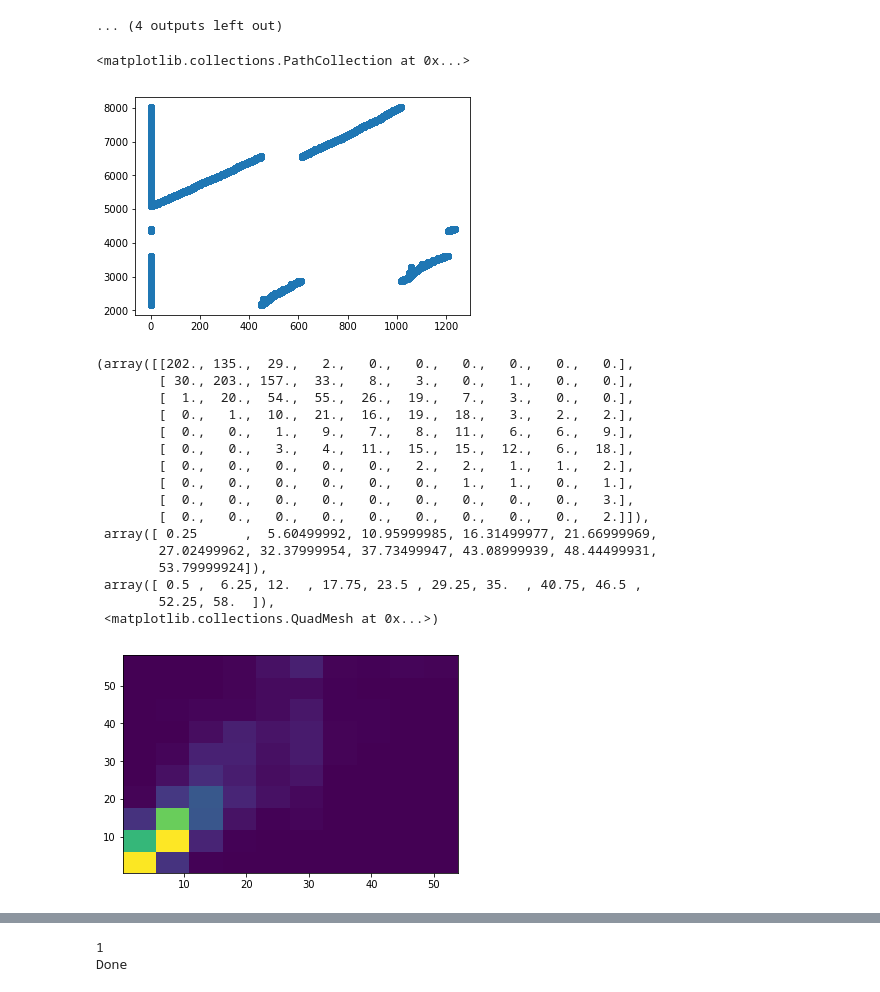
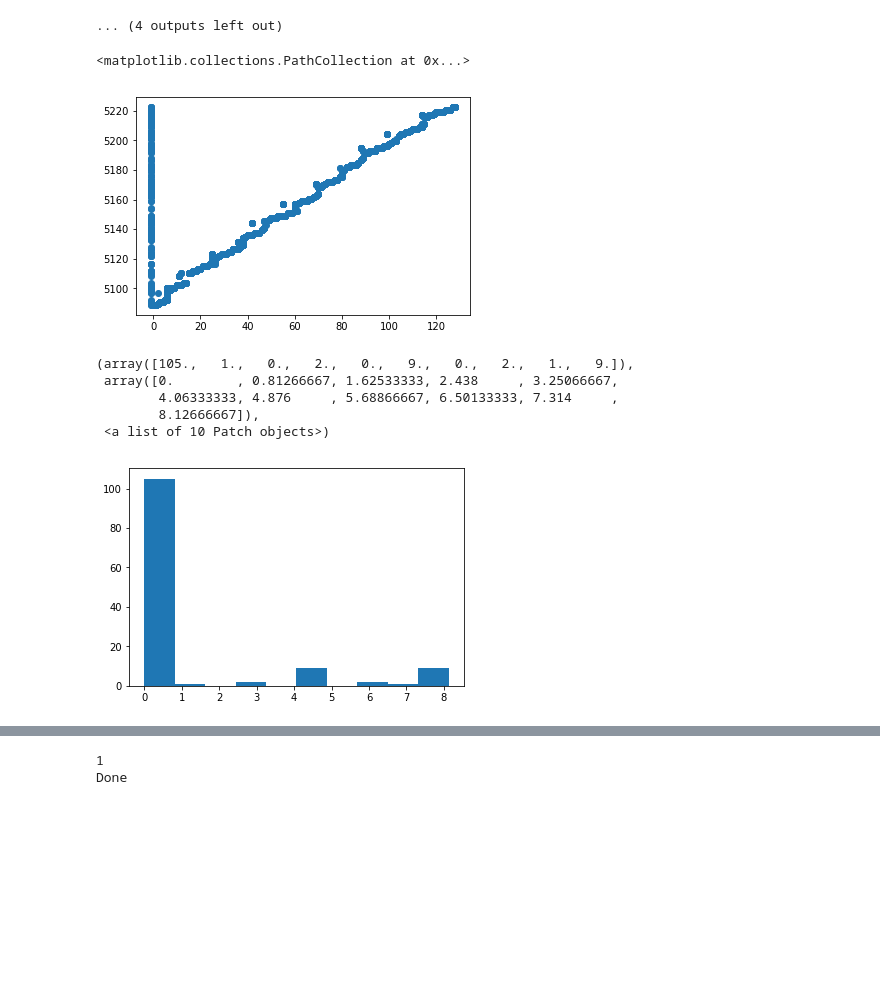
Before and after one commit to pshivraj/Precip_eScience, a Jupyter notebook: TRMM precipitation clustering.ipynb, the cells around one changed output, grey strips where cells are left out. Drawn from its saved outputs; the diff is of its cells as text; code cells hidden in the pictures; blank space fills up the shorter version.

```diff
--- a/TRMM precipitation clustering.ipynb
+++ b/TRMM precipitation clustering.ipynb
@@ -118,7 +144,7 @@ def dbscan_eval_db(eps,min_samples,data):
 # %%
 #function that fits dbscan for given parameters and returns the silhouette score evaluation metric
 def dbscan_eval_sil(eps,min_samples,data):
-    model = DBSCAN(eps=eps, min_samples=min_samples)
+    model = DBSCAN(eps=eps, min_samples=min_samples,metric='precomputed')
     model.fit(data)
     labels = model.labels_
     if len(set(labels))<2:
@@ -144,17 +170,17 @@ def optimize_dbscan(data,metric='silhouette'):
     if metric == 'davies':
         optimizer = BayesianOptimization(
             f=dbscan_evaluation_db,
-            pbounds={"EPS": (7, 13), "min_samp": (5, 30)}, #bounds on my parameters - these are very rough guesses right now
+            pbounds={"EPS": (100, 600), "min_samp": (5, 30)}, #bounds on my parameters - these are very rough guesses right now
             random_state=1234,
-            verbose=0
+            verbose=2
         )
 
     else:
         optimizer = BayesianOptimization(
             f=dbscan_evaluation_sil,
-            pbounds={"EPS": (7, 13), "min_samp": (5, 30)}, #bounds on my parameters - these are very rough guesses right now
+            pbounds={"EPS": (100, 600), "min_samp": (5, 30)}, #bounds on my parameters - these are very rough guesses right now
             random_state=1234,
-            verbose=0
+            verbose=2
         )
 
     optimizer.maximize(n_iter=10)
@@ -329,10 +410,11 @@ DeltaTime = []
 DeltaTime[:] = [int(x-InitialTime)/(10**9*60*60) for x in Time] #from nanoseconds to hours
 DeltaTime = np.array(DeltaTime) #convert from list to array
 # %%
+
 #Combine the time, latitude, longitude, and rain rate together for training data to cluster rain events
 #Note - I've scaled the time to be 4 hours = 1 to make sure the clustering is weighted properly along the different dimensions
 #this can still be tuned futher
 #Xdata = np.concatenate((Latitude.reshape(len(Latitude),1),Longitude.reshape(len(Longitude),1),DeltaTime.reshape(len(DeltaTime),1),SR.reshape(len(SR),1)),axis=1)
-Xdata = np.concatenate((Latitude.reshape(len(Latitude),1)*2,Longitude.reshape(len(Longitude),1)*2,DeltaTime.reshape(len(DeltaTime),1)),axis=1)
+Xdata = np.concatenate((Latitude.reshape(len(Latitude),1),Longitude.reshape(len(Longitude),1),DeltaTime.reshape(len(DeltaTime),1)),axis=1)
 Xdata = Xdata[np.where(SR>5),:] #Only look at rain events greater than 5 mm/hour - need to confirm units!
 Xdata = np.squeeze(Xdata)
@@ -370,37 +478,29 @@ test = Xdata[0:500000,:]
 |  11       |  1.465    |  13.0     |  14.77    |
 ... (4 outputs left out)
 # %%
+test = Xdata[0:10000,:]
+
 #Look at the time ranges overwhich each cluster extends to see if the time metric is scaled properly
 plt.scatter(labels,test[:,2])
 # %% [output]
 <matplotlib.collections.PathCollection at 0x...>
-[figure, old version]
+[figure, new version]
 # %%
+n_clusters_ = len(set(labels)) - (1 if -1 in labels else 0)
 cluster_spans = np.zeros((3,n_clusters_))
 for i in range(n_clusters_):
     cluster = test[labels==i,:]
     cluster_spans[:,i] = np.amax(cluster,axis=0)-np.amin(cluster,axis=0)
 
-plt.hist2d(cluster_spans[0,:]/2,cluster_spans[1,:]/2)
-#plt.hist(cluster_spans[2,:])
+#plt.hist2d(cluster_spans[0,:]/2,cluster_spans[1,:]/2)
+plt.hist(cluster_spans[2,:])
 # %% [output]
-(array([[202., 135.,  29.,   2.,   0.,   0.,   0.,   0.,   0.,   0.],
-        [ 30., 203., 157.,  33.,   8.,   3.,   0.,   1.,   0.,   0.],
-        [  1.,  20.,  54.,  55.,  26.,  19.,   7.,   3.,   0.,   0.],
-        [  0.,   1.,  10.,  21.,  16.,  19.,  18.,   3.,   2.,   2.],
-        [  0.,   0.,   1.,   9.,   7.,   8.,  11.,   6.,   6.,   9.],
-        [  0.,   0.,   3.,   4.,  11.,  15.,  15.,  12.,   6.,  18.],
-        [  0.,   0.,   0.,   0.,   0.,   2.,   2.,   1.,   1.,   2.],
-        [  0.,   0.,   0.,   0.,   0.,   0.,   1.,   1.,   0.,   1.],
-        [  0.,   0.,   0.,   0.,   0.,   0.,   0.,   0.,   0.,   3.],
-        [  0.,   0.,   0.,   0.,   0.,   0.,   0.,   0.,   0.,   2.]]),
- array([ 0.25      ,  5.60499992, 10.95999985, 16.31499977, 21.66999969,
-        27.02499962, 32.37999954, 37.73499947, 43.08999939, 48.44499931,
-        53.79999924]),
- array([ 0.5 ,  6.25, 12.  , 17.75, 23.5 , 29.25, 35.  , 40.75, 46.5 ,
-        52.25, 58.  ]),
- <matplotlib.collections.QuadMesh at 0x...>)
+(array([105.,   1.,   0.,   2.,   0.,   9.,   0.,   2.,   1.,   9.]),
+ array([0.        , 0.81266667, 1.62533333, 2.438     , 3.25066667,
+        4.06333333, 4.876     , 5.68866667, 6.50133333, 7.314     ,
+        8.12666667]),
+ <a list of 10 Patch objects>)
-[figure, old version]
+[figure, new version]
 # %%
 #region overwhich to show the plot
 bbox = [np.min(Latitude),np.max(Latitude),
```
Also changed, not shown: parts of 20 cells of this notebook, 1 other file.
